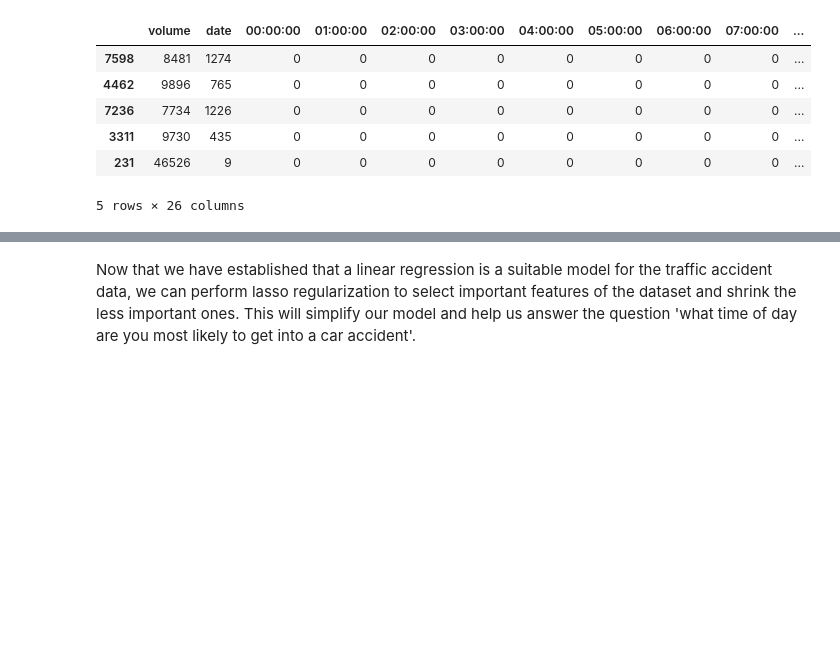
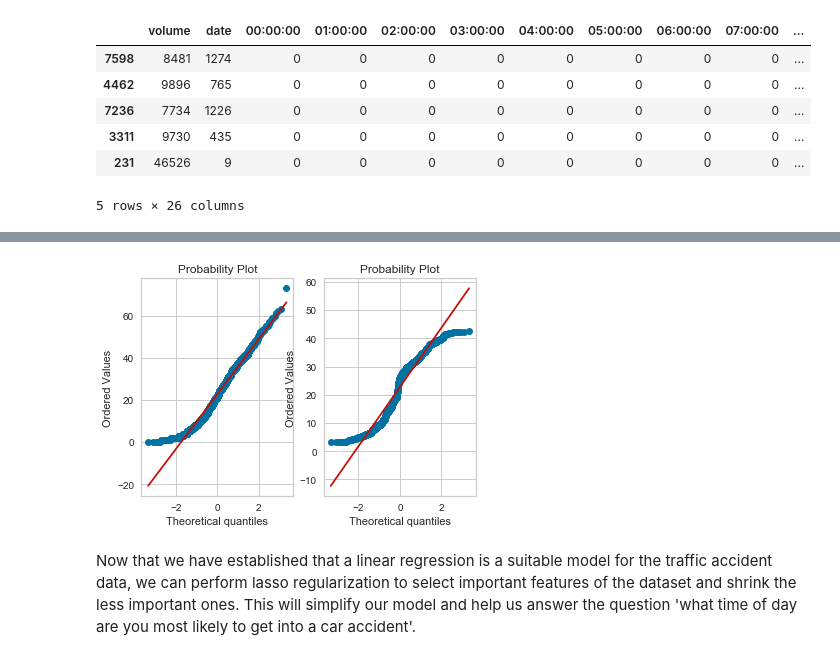
Before and after one commit to ghopping/Springboard_Capstone_1, a Jupyter notebook: GH_Capstone_1_regression.ipynb, the cells around one changed output, grey strips where cells are left out. Drawn from its saved outputs; the diff is of its cells as text; code cells hidden in the pictures; blank space fills up the shorter version.

```diff
--- a/GH_Capstone_1_regression.ipynb
+++ b/GH_Capstone_1_regression.ipynb
@@ -384,3 +395,15 @@ plt.show()
+# %%
+#QQ plot
+predictions = m2.get_prediction(X2_test)
+actual_data = y2_test['accidents']
+data = predictions.summary_frame()
+plt.subplot(1,2,1)
+stats.probplot(actual_data, dist='norm', plot=plt)
+plt.subplot(1,2,2)
+stats.probplot(data['mean'], dist='norm', plot=plt)
+plt.show()
+# %% [output]
+[figure, added]
 # %% [markdown]
 Now that we have established that a linear regression is a suitable model for the traffic accident data, we can perform lasso regularization to select important features of the dataset and shrink the less important ones. This will simplify our model and help us answer the question 'what time of day are you most likely to get into a car accident'.
 # %% [markdown]
```
Also changed, not shown: parts of 10 cells of this notebook, 1 other file.
